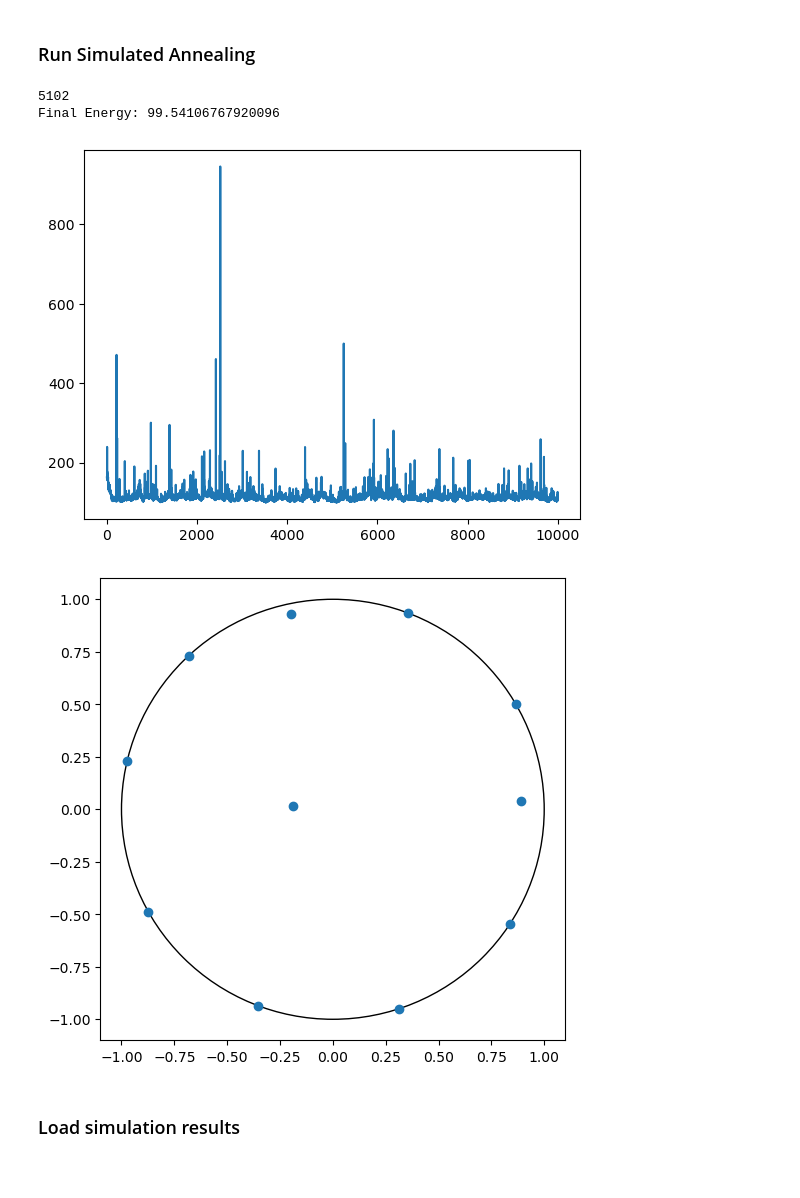
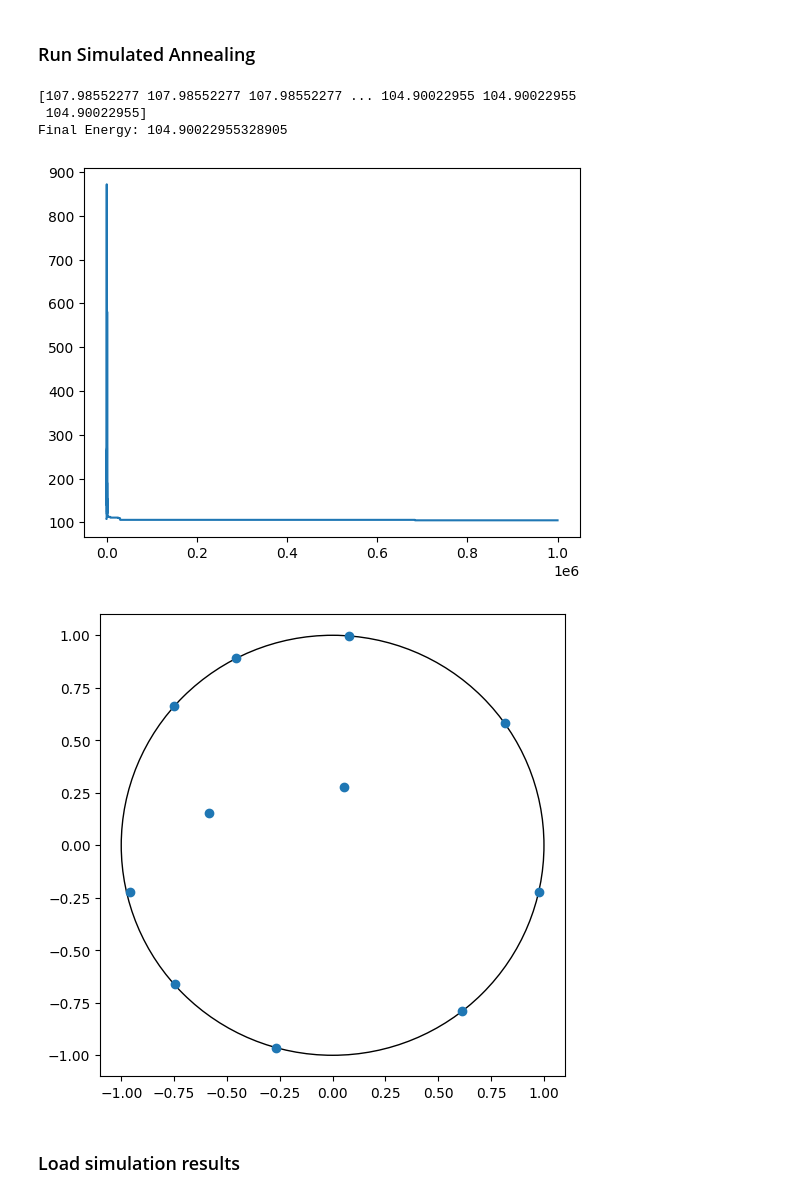
Before and after one commit to Koekoek1337/stochSim3, a Jupyter notebook: electricPotentialEnergy.ipynb, the cells around one changed output. Saved outputs shown, nothing was run; the diff lists cells and outputs as text; code cells hidden in the pictures.

```diff
--- a/electricPotentialEnergy.ipynb
+++ b/electricPotentialEnergy.ipynb
@@ -17,23 +17,26 @@ Initial Energy: 163.00355978668537
 # %% [markdown]
 ### Run Simulated Annealing
 # %%
-max_iters = 10000
+max_iters = 1000000
 initial_temp = 100
 cooling_rate = 0.7
 max_step = 0.5
 
 filename = "test"
 
-optimized_system, energy = pe.simulatedAnnealing(system, max_iters, initial_temp, cooling_rate, max_step, save_path=filename)
+
+scheme = pe.linearCooling(initial_temp, cooling_rate)
+optimized_system, energy = pe.simulatedAnnealing(system, 10, max_iters, scheme, max_step, save_path=filename)
 
 plt.plot(energy)
-print(np.argmin(energy))
+print(energy)
 
 fig, ax = pe.plotState(optimized_system.state)
 print(f"Final Energy: {optimized_system.stateEnergy()}")
 plt.show()
 # %% [output]
-5102
-Final Energy: 99.54106767920096
+[107.98552277 107.98552277 107.98552277 ... 104.90022955 104.90022955
+ 104.90022955]
+Final Energy: 104.90022955328905
-[figure, old version]
+[figure, new version]
-[figure, old version]
+[figure, new version]
```
Also changed, not shown: parts of 3 cells of this notebook, 3 other files.
